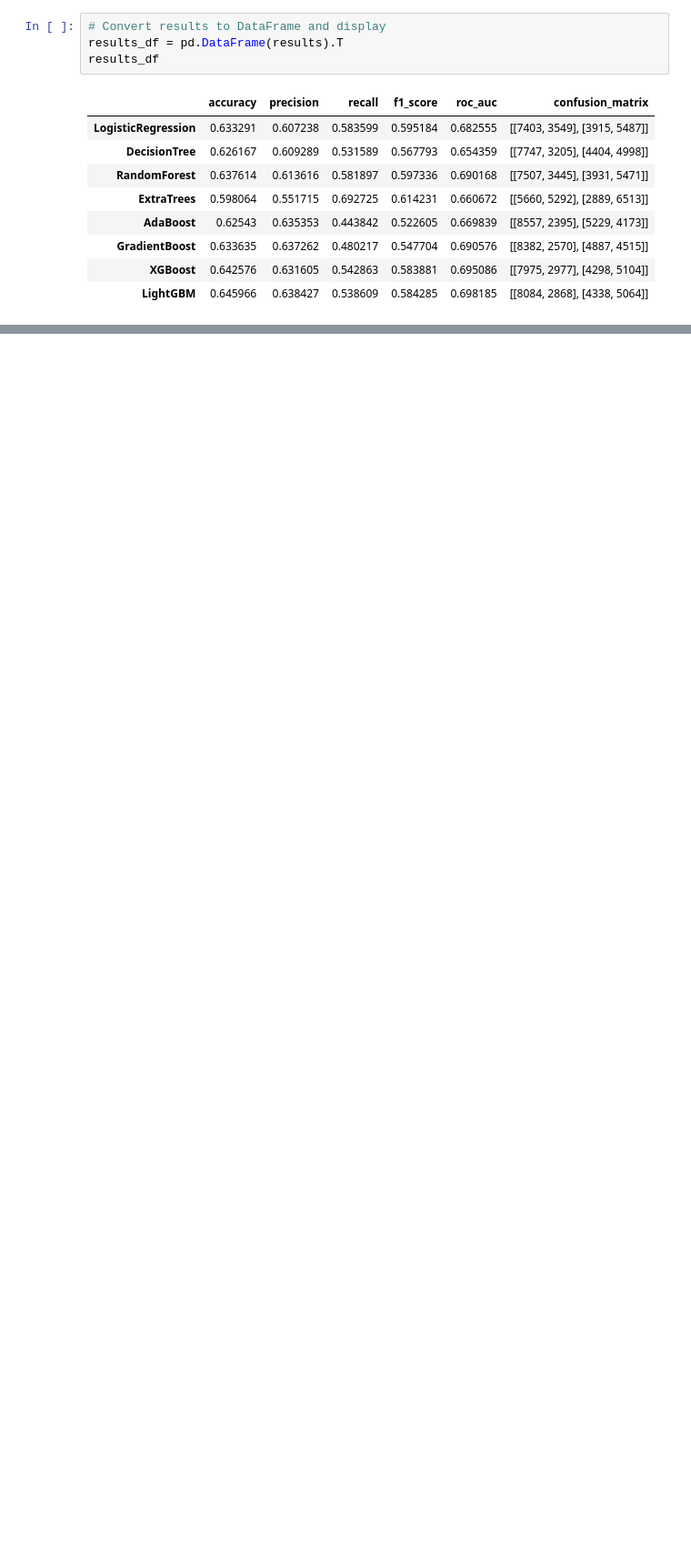
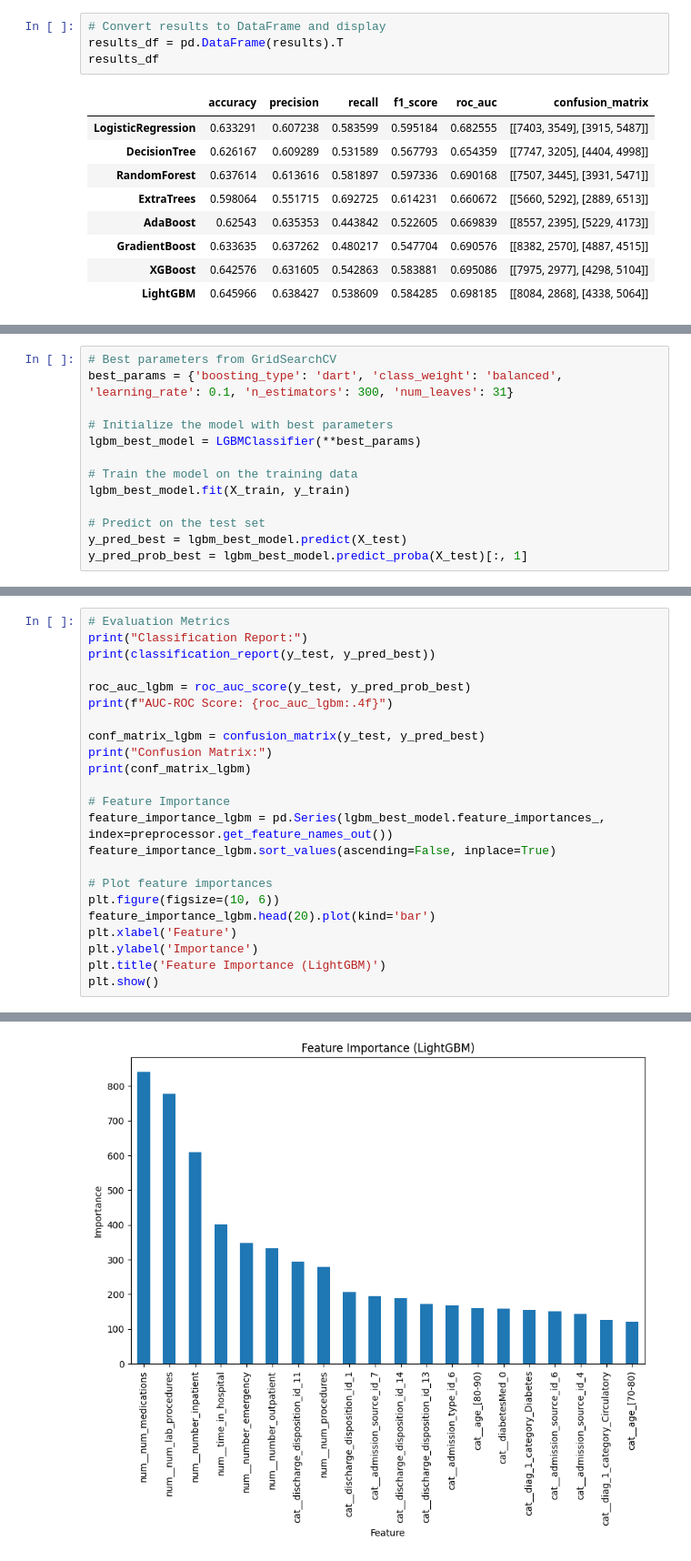
Before and after one commit to madokahazemi/diabetes-readmission-prediction, a Jupyter notebook: code/diabetes-readmission-prediction.ipynb, the cells around one changed output, grey strips where cells are left out. Shown at 91% size. Cells and saved outputs as stored; diff of their text form; blank space fills up the shorter version.

```diff
--- a/code/diabetes-readmission-prediction.ipynb
+++ b/code/diabetes-readmission-prediction.ipynb
@@ -494,0 +783,13 @@ results_df
+# %%
+# Best parameters from GridSearchCV
+best_params = {'boosting_type': 'dart', 'class_weight': 'balanced', 'learning_rate': 0.1, 'n_estimators': 300, 'num_leaves': 31}
+
+# Initialize the model with best parameters
+lgbm_best_model = LGBMClassifier(**best_params)
+
+# Train the model on the training data
+lgbm_best_model.fit(X_train, y_train)
+
+# Predict on the test set
+y_pred_best = lgbm_best_model.predict(X_test)
+y_pred_prob_best = lgbm_best_model.predict_proba(X_test)[:, 1]
@@ -494,0 +805,24 @@ results_df
+# %%
+# Evaluation Metrics
+print("Classification Report:")
+print(classification_report(y_test, y_pred_best))
+
+roc_auc_lgbm = roc_auc_score(y_test, y_pred_prob_best)
+print(f"AUC-ROC Score: {roc_auc_lgbm:.4f}")
+
+conf_matrix_lgbm = confusion_matrix(y_test, y_pred_best)
+print("Confusion Matrix:")
+print(conf_matrix_lgbm)
+
+# Feature Importance
+feature_importance_lgbm = pd.Series(lgbm_best_model.feature_importances_, index=preprocessor.get_feature_names_out())
+feature_importance_lgbm.sort_values(ascending=False, inplace=True)
+
+# Plot feature importances
+plt.figure(figsize=(10, 6))
+feature_importance_lgbm.head(20).plot(kind='bar')
+plt.xlabel('Feature')
+plt.ylabel('Importance')
+plt.title('Feature Importance (LightGBM)')
+plt.show()
+# %% [output]
@@ -494,0 +843 @@ results_df
+[figure, added]
```
Also changed, not shown: parts of 29 cells of this notebook.
